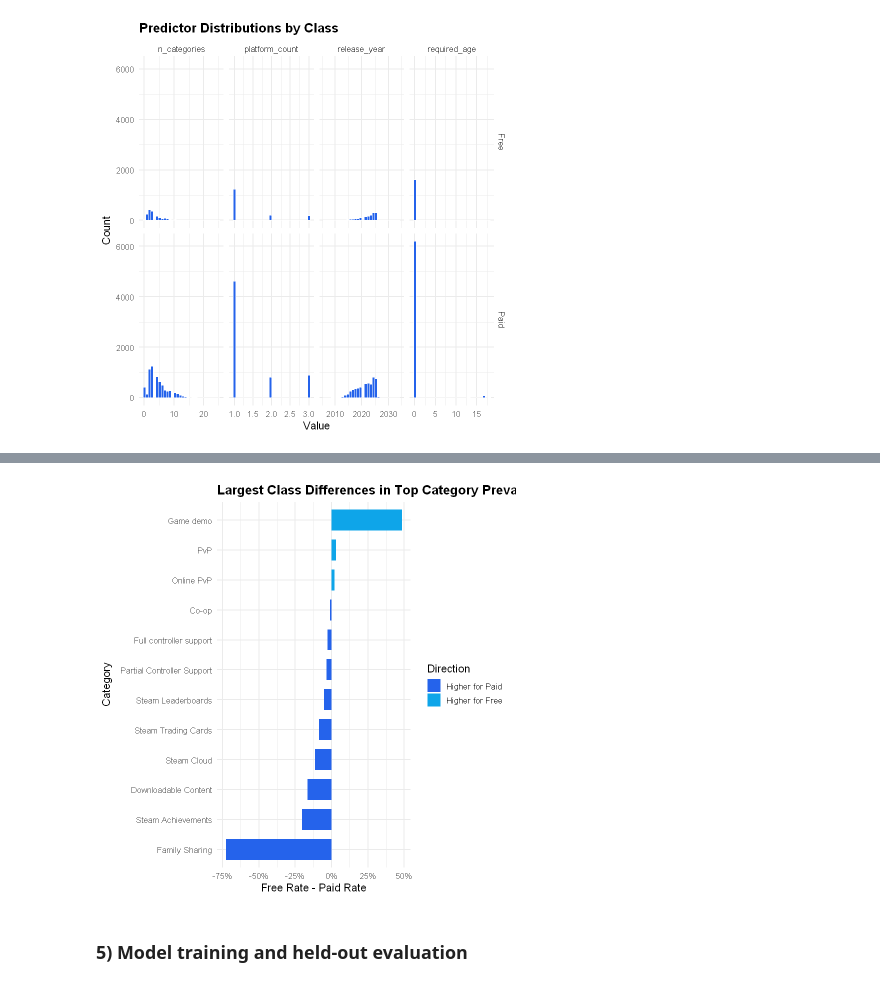
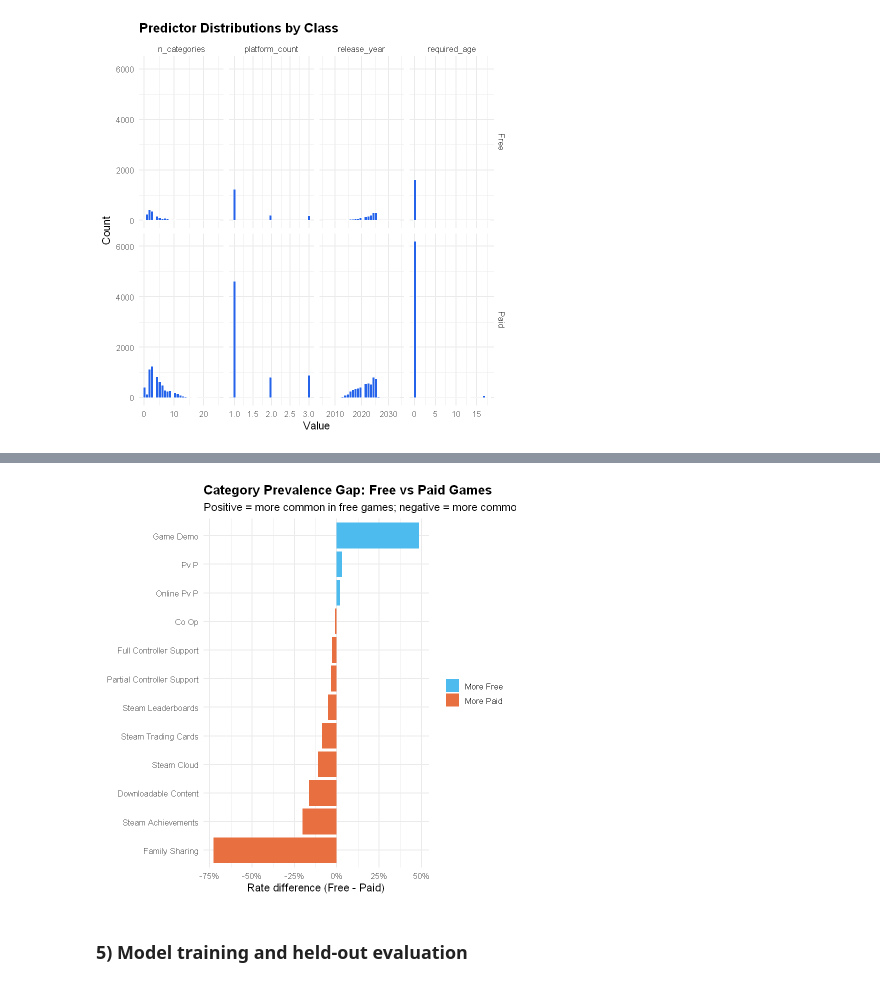
Before and after one commit to UBC-DSCI-310-2025W2/dsci-310-group-15, a Jupyter notebook: src/steam_full_analysis.ipynb, the cells around one changed output, grey strips where cells are left out. Saved outputs shown, nothing was run; the diff lists cells and outputs as text; code cells hidden in the pictures.

```diff
--- a/src/steam_full_analysis.ipynb
+++ b/src/steam_full_analysis.ipynb
@@ -420,43 +154,14 @@ p_release / p_binary
 # %%
 # ---- Category-level predictive signals ----
-cat_prev <- flat_data |>
-  select(game_id, is_free, category_list) |>
-  unnest(category_list) |>
-  rename(category = category_list) |>
-  filter(category %in% top_categories) |>
-  count(is_free, category) |>
-  left_join(df_model |> count(is_free, name = "class_total"), by = "is_free") |>
-  mutate(rate = n / class_total)
+category_result <- run_categorical_features_plot(
+  input_data_dir = data_dir,
+  output_object_dir = results_dir,
+  output_figure_dir = results_dir
+)
 
-cat_gap <- cat_prev |>
-  select(is_free, category, rate) |>
-  pivot_wider(names_from = is_free, values_from = rate, values_fill = 0) |>
-  mutate(diff_free_minus_paid = Free - Paid) |>
-  arrange(desc(abs(diff_free_minus_paid)))
-
-ggplot(
-  cat_gap |> slice_head(n = 12),
-  aes(
-    x = reorder(category, diff_free_minus_paid),
-    y = diff_free_minus_paid,
-    fill = diff_free_minus_paid > 0
-  )
-) +
-  geom_col(width = 0.7) +
-  coord_flip() +
-  scale_fill_manual(
-    values = c("TRUE" = "#0EA5E9", "FALSE" = "#2563EB"),
-    labels = c("FALSE" = "Higher for Paid", "TRUE" = "Higher for Free"),
-    name = "Direction"
-  ) +
-  scale_y_continuous(labels = scales::percent) +
-  labs(
-    title = "Largest Class Differences in Top Category Prevalence",
-    x = "Category",
-    y = "Free Rate - Paid Rate"
-  )
+category_result$category_gap_plot
 # %% [output]
-[figure, old version]
+[figure, new version]
 # %% [markdown]
 ### 5) Model training and held-out evaluation
 # %%
```
Also changed, not shown: parts of 10 cells of this notebook, 52 other files.
